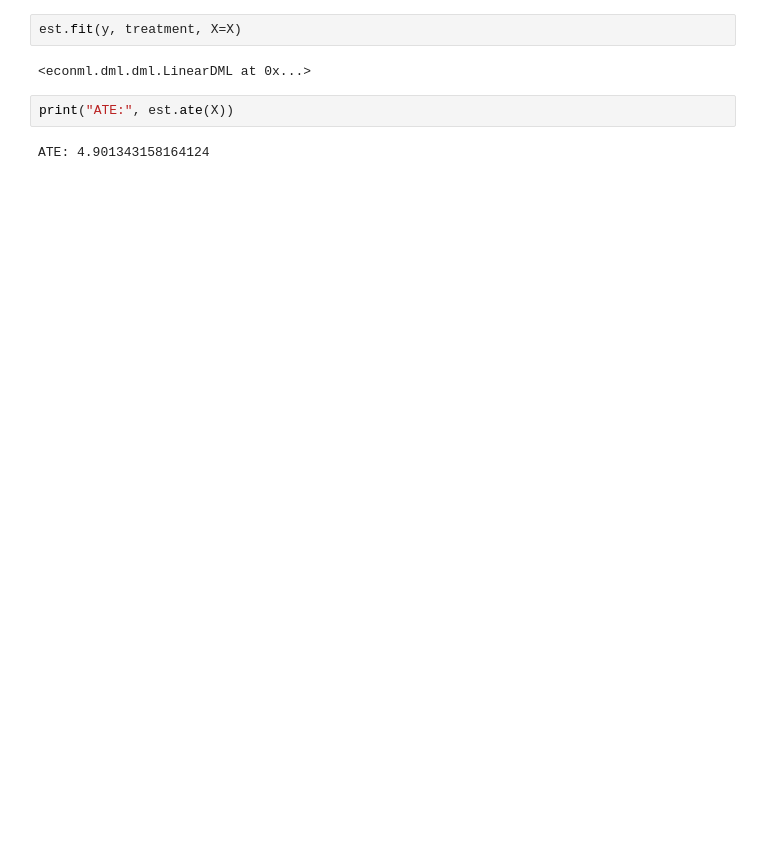
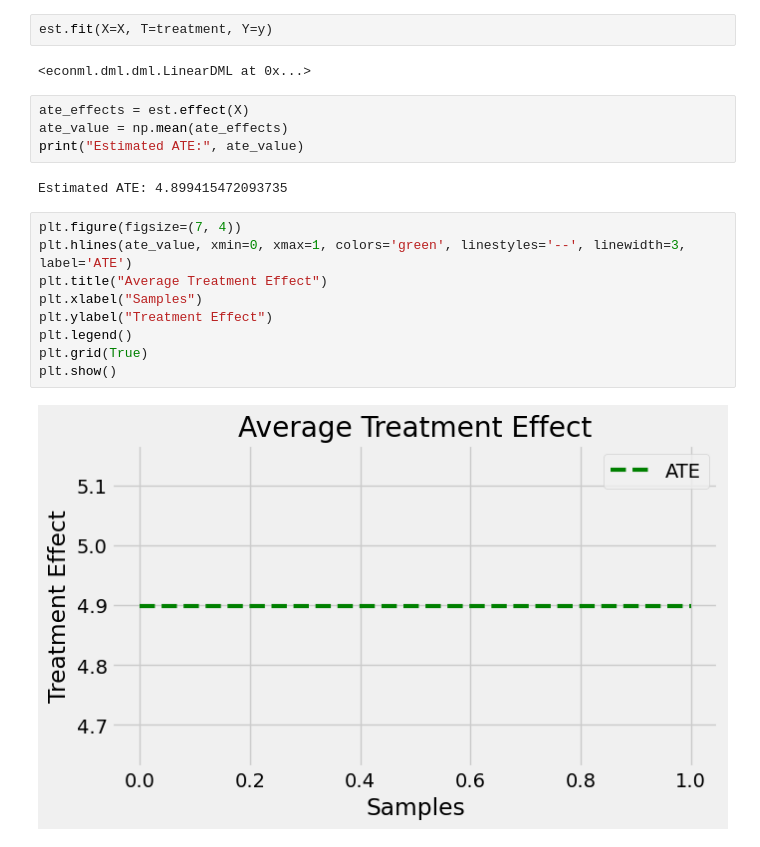
Before and after one commit to abel149/casual-inference, a Jupyter notebook: casual_inference.ipynb, the cells around one changed output. Drawn from its saved outputs; the diff is of its cells as text; blank space fills up the shorter version.

Commit message:
plot for dml

```diff
--- a/casual_inference.ipynb
+++ b/casual_inference.ipynb
@@ -96,10 +96,23 @@ est = LinearDML(model_y=LassoCV(),
                 discrete_treatment=False,
                 random_state=0)
 # %%
-est.fit(y, treatment, X=X)
+est.fit(X=X, T=treatment, Y=y)
 # %% [output]
 <econml.dml.dml.LinearDML at 0x...>
 # %%
-print("ATE:", est.ate(X))
+ate_effects = est.effect(X)
+ate_value = np.mean(ate_effects)
+print("Estimated ATE:", ate_value)
 # %% [output]
-ATE: 4.901343158164124
+Estimated ATE: 4.899415472093735
+# %%
+plt.figure(figsize=(7, 4))
+plt.hlines(ate_value, xmin=0, xmax=1, colors='green', linestyles='--', linewidth=3, label='ATE')
+plt.title("Average Treatment Effect")
+plt.xlabel("Samples")
+plt.ylabel("Treatment Effect")
+plt.legend()
+plt.grid(True)
+plt.show()
+# %% [output]
+[figure, added]
```
Also changed, not shown: 1 other file.
